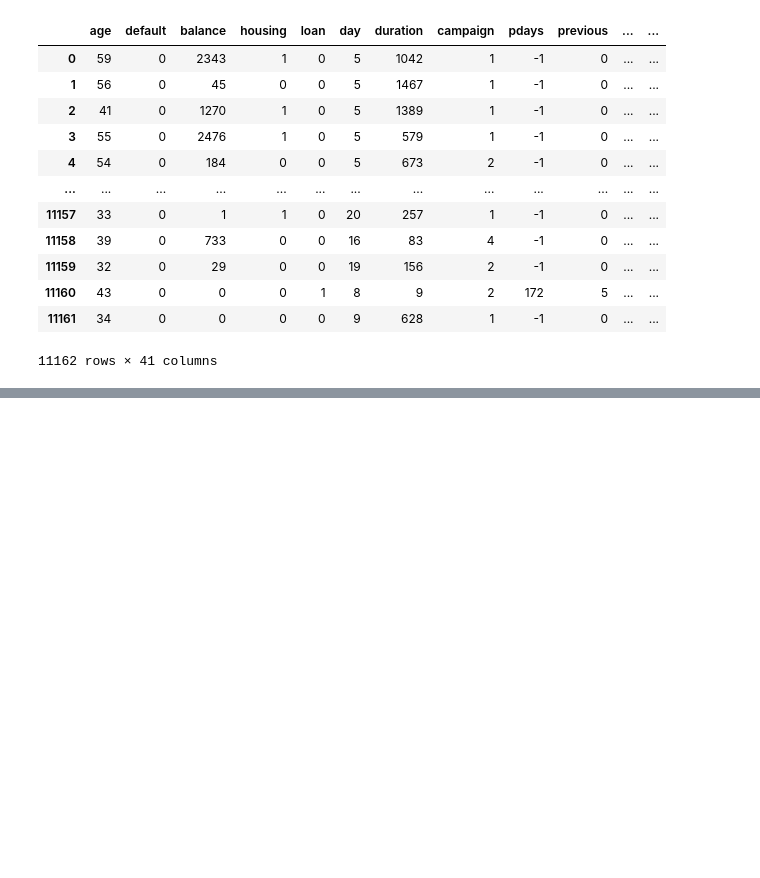
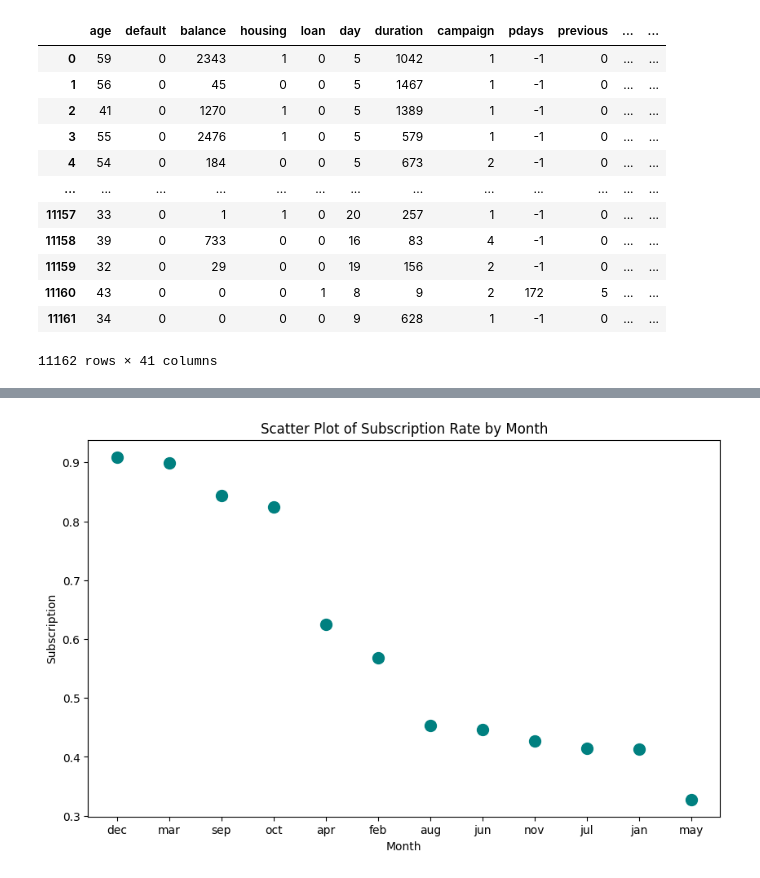
Before and after one commit to Naomi-N-w/Phase-3-Project, a Jupyter notebook: End Of Phase 3 Project.ipynb, the cells around one changed output, grey strips where cells are left out. Drawn from its saved outputs; the diff is of its cells as text; code cells hidden in the pictures; blank space fills up the shorter version.

```diff
--- a/End Of Phase 3 Project.ipynb
+++ b/End Of Phase 3 Project.ipynb
@@ -291,0 +359,11 @@ Name: deposit, dtype: float64
+# %%
+#How do campaign related factors influence the likelihood of a customer subscribing to a term deposit?
+# Group by month and count the number of 'yes' deposits
+
+yes_by_month = df[df['deposit'] == 'yes'].groupby('month').size()
+
+total_by_month = df.groupby('month').size()
+
+month_rate = (yes_by_month / total_by_month).sort_values(ascending=False)
+
+print(month_rate)
@@ -291,0 +385,12 @@ Name: deposit, dtype: float64
+# %%
+#plotting
+month_order = ['jan', 'feb', 'mar', 'apr', 'may', 'jun', 'jul', 'aug', 'sep', 'oct', 'nov', 'dec']
+
+plt.figure(figsize=(10, 6))
+plt.scatter(month_rate.index, month_rate.values, color='teal', s=100)
+plt.title('Scatter Plot of Subscription Rate by Month')
+plt.xlabel('Month')
+plt.ylabel('Subscription')
+plt.show()
+# %% [output]
+[figure, added]
```
Also changed, not shown: parts of 27 cells of this notebook.
